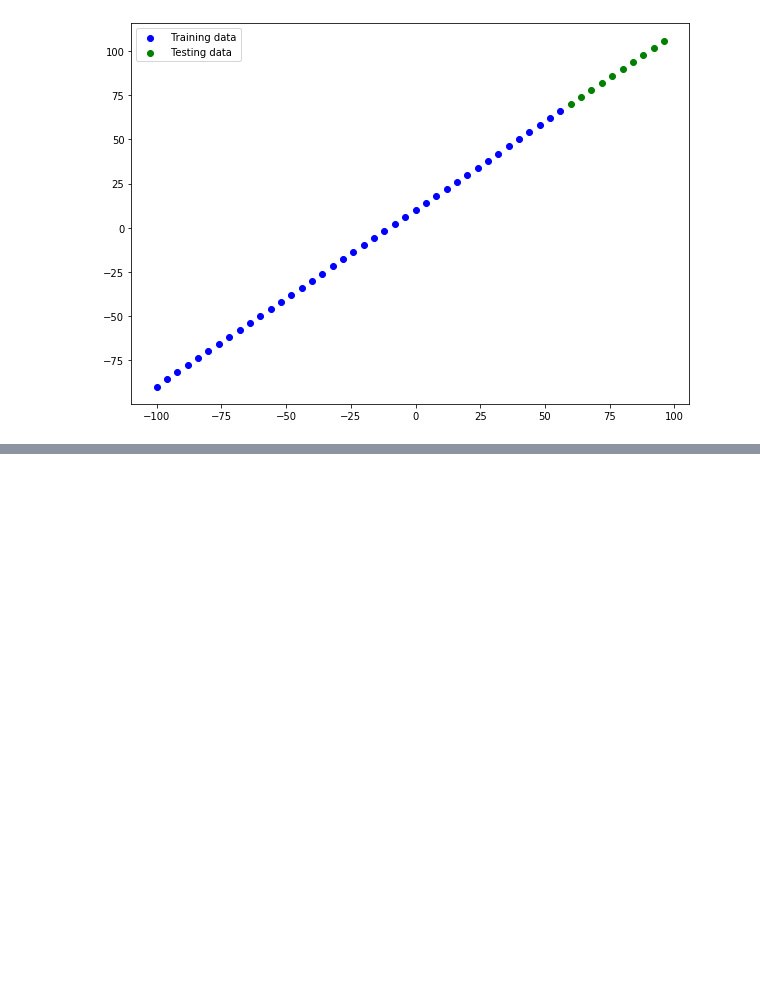
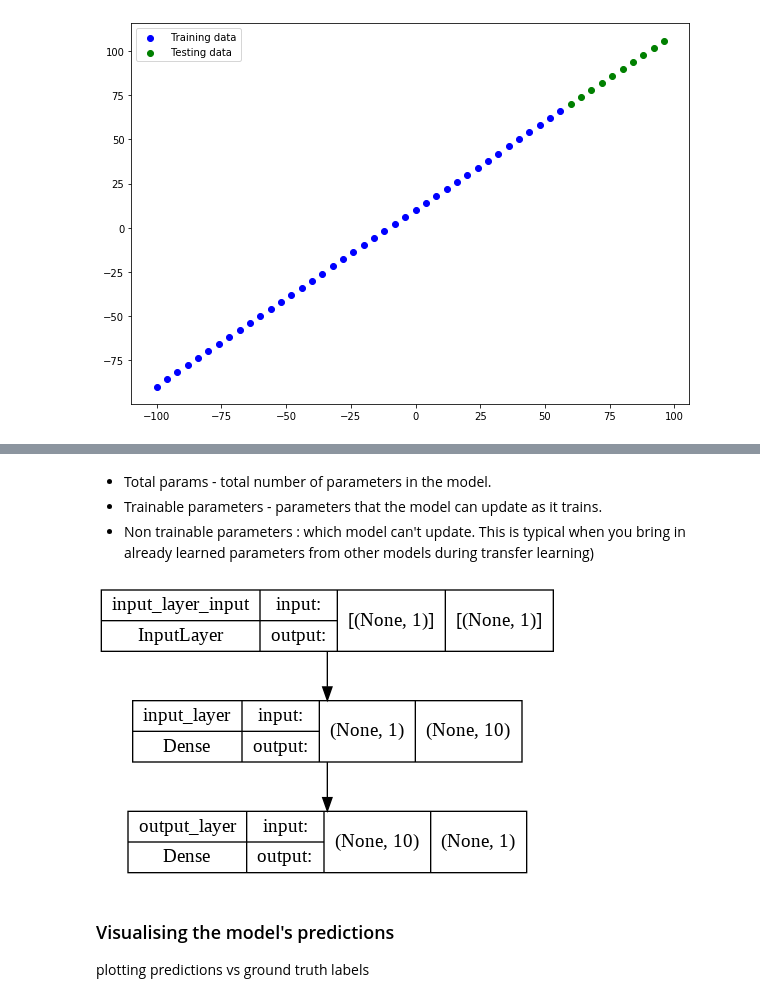
Before and after one commit to geetika18/Tensorflow-Playground, a Jupyter notebook: 01_Neural_network_regression_with_tensorflow.ipynb, the cells around one changed output, grey strips where cells are left out. Saved outputs shown, nothing was run; the diff lists cells and outputs as text; code cells hidden in the pictures; blank space fills up the shorter version.

```diff
--- a/01_Neural_network_regression_with_tensorflow.ipynb
+++ b/01_Neural_network_regression_with_tensorflow.ipynb
@@ -259,0 +278,19 @@ plt.legend();
+# %%
+# let's create a model which builds automatically by defining the input shape
+
+tf.random.set_seed(42)
+
+# Create a model
+model = tf.keras.Sequential([
+    tf.keras.layers.Dense(10, input_shape = [1], name = "input_layer"),
+    tf.keras.layers.Dense(1, name = "output_layer"),
+], name = "model1")
+ # compile model
+
+model.compile(loss = tf.keras.losses.mae,
+  optimizer = tf.keras.optimizers.SGD(),
+  metrics = ["mae"]
+)
+# %%
+# let's fit model to training data
+model.fit(tf.expand_dims(X_train, axis=-1), y_train, epochs = 100, verbose = 0)
@@ -259,0 +315,12 @@ plt.legend();
+# %% [markdown]
+* Total params - total number of parameters in the model.
+* Trainable parameters - parameters that the model can update as it trains.
+* Non trainable parameters : which model can't update. This is typical when you bring in already learned parameters from other models during transfer learning)
+# %%
+from tensorflow.keras.utils import plot_model
+plot_model(model = model, show_shapes = True)
+# %% [output]
+[figure, added]
+# %% [markdown]
+### Visualising the model's predictions
+plotting predictions vs ground truth labels
```
Also changed, not shown: parts of 35 cells of this notebook.
